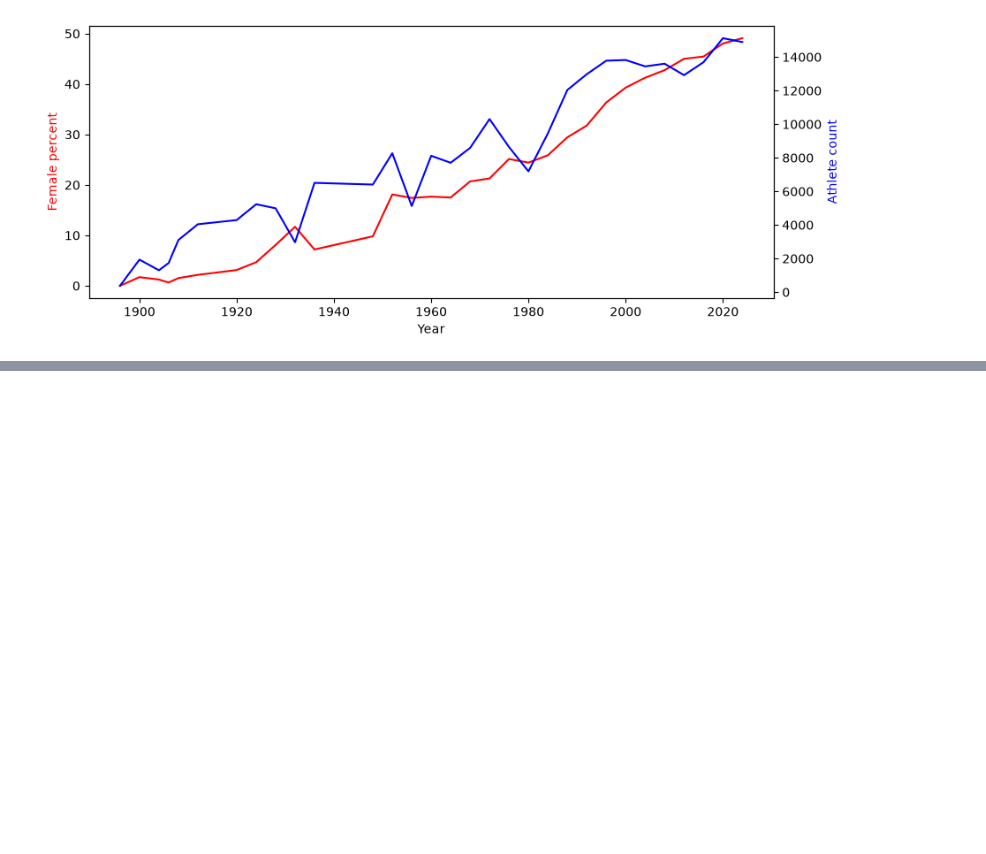
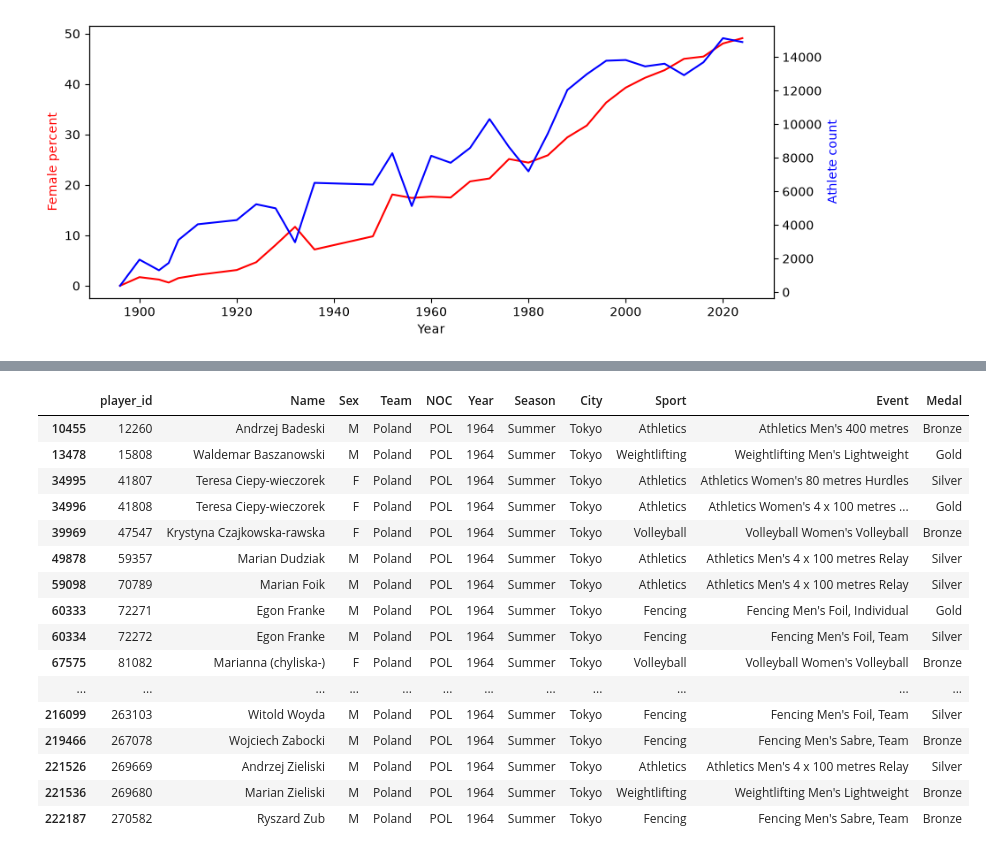
Before and after one commit to dane-analizy/szkolenie_pandas-2026_09_28-2026_09_30, a Jupyter notebook: robocze/15_olimpiada.ipynb, the cells around one changed output, grey strips where cells are left out. Saved outputs shown, nothing was run; the diff lists cells and outputs as text; code cells hidden in the pictures; blank space fills up the shorter version.

```diff
--- a/robocze/15_olimpiada.ipynb
+++ b/robocze/15_olimpiada.ipynb
@@ -206,0 +402,20 @@ plt.show()
+# %%
+df_medal[(df_medal["Team"] == "Poland") & (df_medal["Year"] == 1964)]
+# %% [output]
+|  | player_id | Name | Sex | Team | NOC | Year | Season | City | Sport | Event | Medal |
+| 10455 | 12260 | Andrzej Badeski | M | Poland | POL | 1964 | Summer | Tokyo | Athletics | Athletics Men's 400 metres | Bronze |
+| 13478 | 15808 | Waldemar Baszanowski | M | Poland | POL | 1964 | Summer | Tokyo | Weightlifting | Weightlifting Men's Lightweight | Gold |
+| 34995 | 41807 | Teresa Ciepy-wieczorek | F | Poland | POL | 1964 | Summer | Tokyo | Athletics | Athletics Women's 80 metres Hurdles | Silver |
+| 34996 | 41808 | Teresa Ciepy-wieczorek | F | Poland | POL | 1964 | Summer | Tokyo | Athletics | Athletics Women's 4 x 100 metres ... | Gold |
+| 39969 | 47547 | Krystyna Czajkowska-rawska | F | Poland | POL | 1964 | Summer | Tokyo | Volleyball | Volleyball Women's Volleyball | Bronze |
+| 49878 | 59357 | Marian Dudziak | M | Poland | POL | 1964 | Summer | Tokyo | Athletics | Athletics Men's 4 x 100 metres Relay | Silver |
+| 59098 | 70789 | Marian Foik | M | Poland | POL | 1964 | Summer | Tokyo | Athletics | Athletics Men's 4 x 100 metres Relay | Silver |
+| 60333 | 72271 | Egon Franke | M | Poland | POL | 1964 | Summer | Tokyo | Fencing | Fencing Men's Foil, Individual | Gold |
+| 60334 | 72272 | Egon Franke | M | Poland | POL | 1964 | Summer | Tokyo | Fencing | Fencing Men's Foil, Team | Silver |
+| 67575 | 81082 | Marianna (chyliska-) | F | Poland | POL | 1964 | Summer | Tokyo | Volleyball | Volleyball Women's Volleyball | Bronze |
+| ... | ... | ... | ... | ... | ... | ... | ... | ... | ... | ... | ... |
+| 216099 | 263103 | Witold Woyda | M | Poland | POL | 1964 | Summer | Tokyo | Fencing | Fencing Men's Foil, Team | Silver |
+| 219466 | 267078 | Wojciech Zabocki | M | Poland | POL | 1964 | Summer | Tokyo | Fencing | Fencing Men's Sabre, Team | Bronze |
+| 221526 | 269669 | Andrzej Zieliski | M | Poland | POL | 1964 | Summer | Tokyo | Athletics | Athletics Men's 4 x 100 metres Relay | Silver |
+| 221536 | 269680 | Marian Zieliski | M | Poland | POL | 1964 | Summer | Tokyo | Weightlifting | Weightlifting Men's Lightweight | Bronze |
+| 222187 | 270582 | Ryszard Zub | M | Poland | POL | 1964 | Summer | Tokyo | Fencing | Fencing Men's Sabre, Team | Bronze |
```
Also changed, not shown: parts of 11 cells of this notebook.
